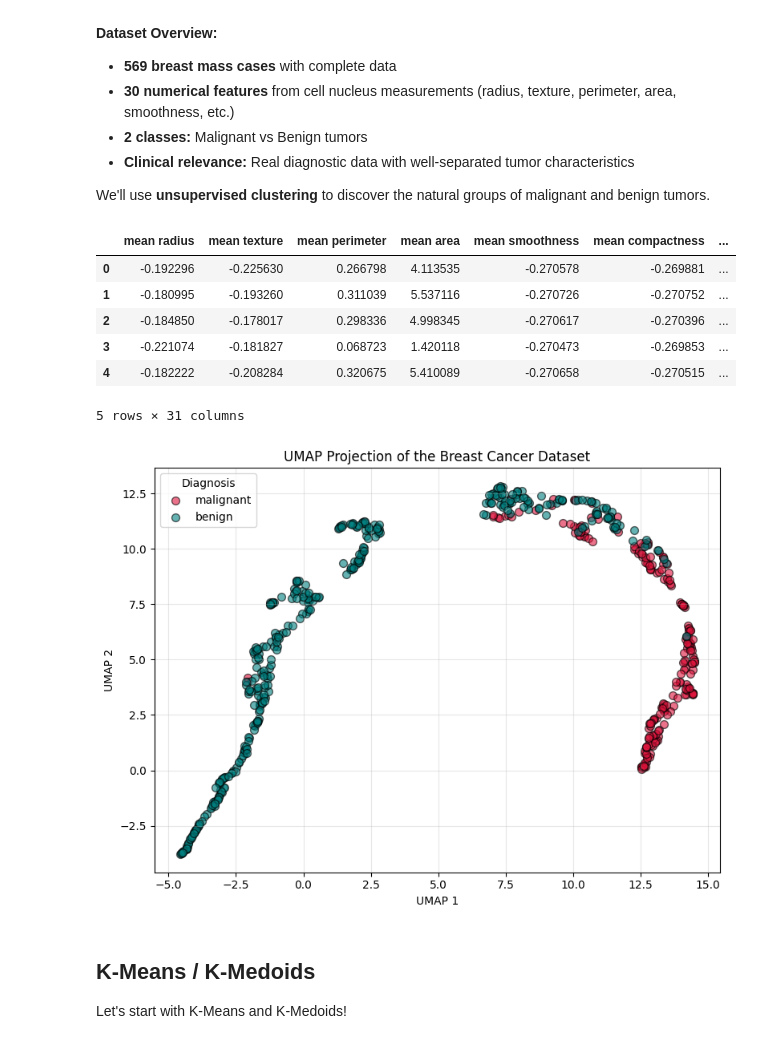
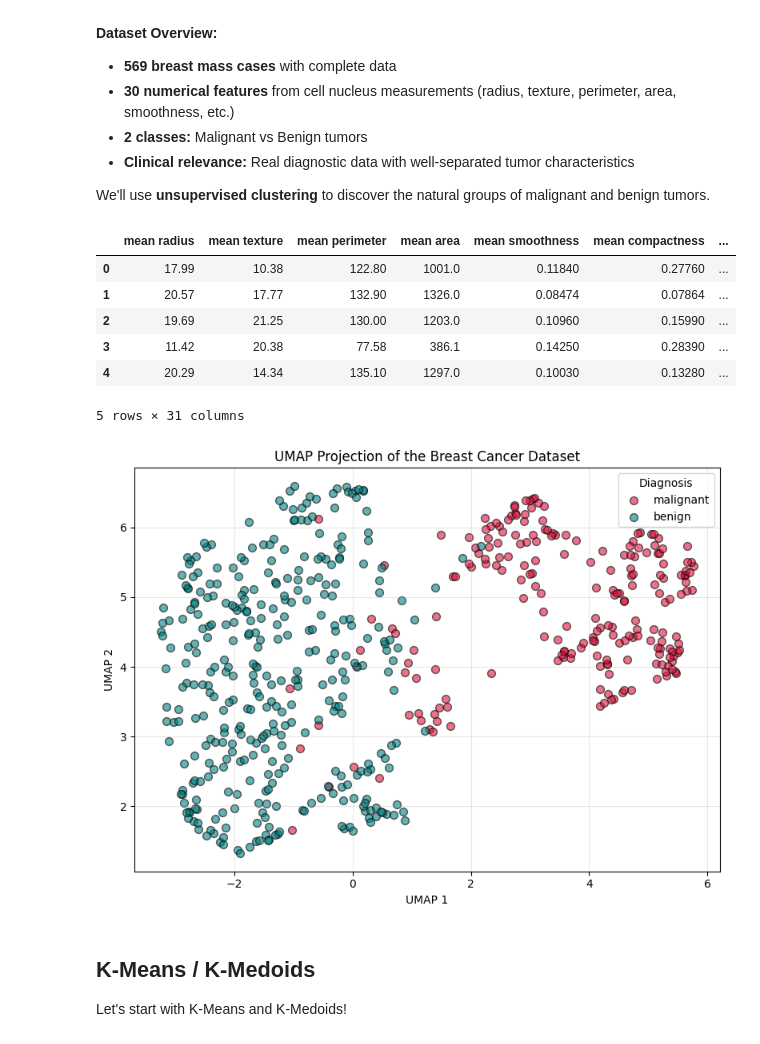
Before and after one commit to Jamoser123/PNR_Advanced_DataScience, a Jupyter notebook: 3_Clustering/HandsOn_Clustering.ipynb, the cells around one changed output. Drawn from its saved outputs; the diff is of its cells as text; code cells hidden in the pictures.

Commit message:
Clustering Updated

```diff
--- a/3_Clustering/HandsOn_Clustering.ipynb
+++ b/3_Clustering/HandsOn_Clustering.ipynb
@@ -396,17 +369,11 @@ K-Means worked well, but let's explore **K-Medoids (PAM)** - a more robust alter
 
 Let's apply K-Medoids to our wine dataset and compare the results!
 # %%
-
-
-# K-Medoids clustering on original high-dimensional data (13 chemical features)
+# K-Medoids clustering on umap reduced data
 kmed = kmedoids.KMedoids(n_clusters=3, random_state=42)
 euclidean_dist = pairwise_distances(X_umap, metric='euclidean')
 
 kmed.fit(euclidean_dist)
-
-# Prepare colors for 3 clusters/classes
-colors = ['red', 'blue', 'green']
-wine_class_names = ['Class 0', 'Class 1', 'Class 2']
 
 fig, axs = plt.subplots(1, 2, figsize=(16, 7))
 
@@ -419,9 +386,9 @@ for i in range(3):
 # Plot medoids (actual wine samples that are cluster centers)
 medoids_umap = X_umap[kmed.medoid_indices_]
 axs[0].scatter(medoids_umap[:, 0], medoids_umap[:, 1],
-               c='black', marker='X', s=200, linewidth=2, label='Medoids')
+               c='black', marker='X', s=150, linewidth=2, label='Medoids')
 
-axs[0].set_title('K-Medoids Clusters on Wine Dataset\n(13D → UMAP Visualization)', fontsize=12)
+axs[0].set_title('K-Medoids Clusters on Wine Dataset\n(UMAP Visualization)', fontsize=12)
 axs[0].legend(markerscale=1.5)
 
 # --- True Labels subplot ---
@@ -532,12 +501,6 @@ Let's see how hierarchical clustering reveals the structure in our wine dataset!
 
 Now let's apply Ward's method to our wine dataset and learn how to read dendrograms!
 # %%
-
-
-# Use standardized data for hierarchical clustering
-scaler = StandardScaler()
-X_scaled = scaler.fit_transform(X)
-
 # Create linkage matrix using Ward's method
 linkage_matrix = linkage(X_umap, method='ward')
 
@@ -547,6 +510,7 @@ fig, axes = plt.subplots(2, 3, figsize=(18, 12))
 # Top row: Three dendrograms with different cluster cuts
 n_clusters_list = [2, 3, 4]
 colors_cuts = ['red', 'blue', 'green']
+cluster_colors = ['red', 'blue', 'green', 'orange']
 
 for i, n_clusters in enumerate(n_clusters_list):
     ax = axes[0, i]
@@ -559,12 +523,12 @@ for i, n_clusters in enumerate(n_clusters_list):
 
     # Create dendrogram
     dend = dendrogram(linkage_matrix,
-                     #truncate_mode='level',
                      p=10,
                      leaf_rotation=90,
                      leaf_font_size=8,
                      show_leaf_counts=False,
                      color_threshold=threshold,
+                     link_color_func=lambda k: cluster_colors[k],
                      ax=ax)
 
     ax.set_title(f'Dendrogram: {n_clusters} Clusters', fontsize=12, fontweight='bold')
@@ -576,8 +540,6 @@ for i, n_clusters in enumerate(n_clusters_list):
     ax.set_xticks([])
 
 # Bottom row: Cluster visualizations for 2, 3, 4 clusters
-cluster_colors = ['red', 'blue', 'green', 'orange']
-
 for i, n_clusters in enumerate([2, 3, 4]):
     ax = axes[1, i]
 
@@ -1137,52 +1095,55 @@ For illustration purposes we go back to the **Breast Cancer Wisconsin (Diagnosti
 
 We'll use **unsupervised clustering** to discover the natural groups of malignant and benign tumors.
 # %%
-
-
 # Load dataset
 data = load_breast_cancer()
-X, y = normalize(data['data']), data['target']
+X, y = data['data'], data['target']
 feature_names = data['feature_names']
 outcome_names = data['target_names']
 
 # Convert to DataFrame for convenience
 df = pd.DataFrame(X, columns=feature_names)
 df['outcome'] = y
+
+scaler = StandardScaler()
+X = scaler.fit_transform(X)
 # %%
 df.head()
 # %% [output]
 |  | mean radius | mean texture | mean perimeter | mean area | mean smoothness | mean compactness | ... |
-| 0 | -0.192296 | -0.225630 | 0.266798 | 4.113535 | -0.270578 | -0.269881 | ... |
-| 1 | -0.180995 | -0.193260 | 0.311039 | 5.537116 | -0.270726 | -0.270752 | ... |
-| 2 | -0.184850 | -0.178017 | 0.298336 | 4.998345 | -0.270617 | -0.270396 | ... |
-| 3 | -0.221074 | -0.181827 | 0.068723 | 1.420118 | -0.270473 | -0.269853 | ... |
-| 4 | -0.182222 | -0.208284 | 0.320675 | 5.410089 | -0.270658 | -0.270515 | ... |
+| 0 | 17.99 | 10.38 | 122.80 | 1001.0 | 0.11840 | 0.27760 | ... |
+| 1 | 20.57 | 17.77 | 132.90 | 1326.0 | 0.08474 | 0.07864 | ... |
+| 2 | 19.69 | 21.25 | 130.00 | 1203.0 | 0.10960 | 0.15990 | ... |
+| 3 | 11.42 | 20.38 | 77.58 | 386.1 | 0.14250 | 0.28390 | ... |
+| 4 | 20.29 | 14.34 | 135.10 | 1297.0 | 0.10030 | 0.13280 | ... |
 5 rows × 31 columns
 # %%
 # Fit UMAP
 umap_reducer = UMAP(n_components=2, random_state=42)
 X_umap = umap_reducer.fit_transform(X)
 
+colors = ['crimson', 'teal']
+
 # Plot
 plt.figure(figsize=(8, 6))
-for label, name, color in zip([0, 1], outcome_names, ['crimson', 'teal']):
+for label, name, color in zip([0, 1], outcome_names, colors):
     plt.scatter(X_umap[y == label, 0],
                 X_umap[y == label, 1],
                 alpha=0.6,
                 label=name,
                 c=color,
                 edgecolor='k',
                 s=50)
 
 plt.title("UMAP Projection of the Breast Cancer Dataset")
 plt.xlabel("UMAP 1")
 plt.ylabel("UMAP 2")
 plt.legend(title='Diagnosis')
 plt.grid(alpha=0.3)
 plt.tight_layout()
 plt.show()
 # %% [output]
-[figure, old version]
+[figure, new version]
 # %% [markdown]
 ## K-Means / K-Medoids
 
```
Also changed, not shown: parts of 29 cells of this notebook.
